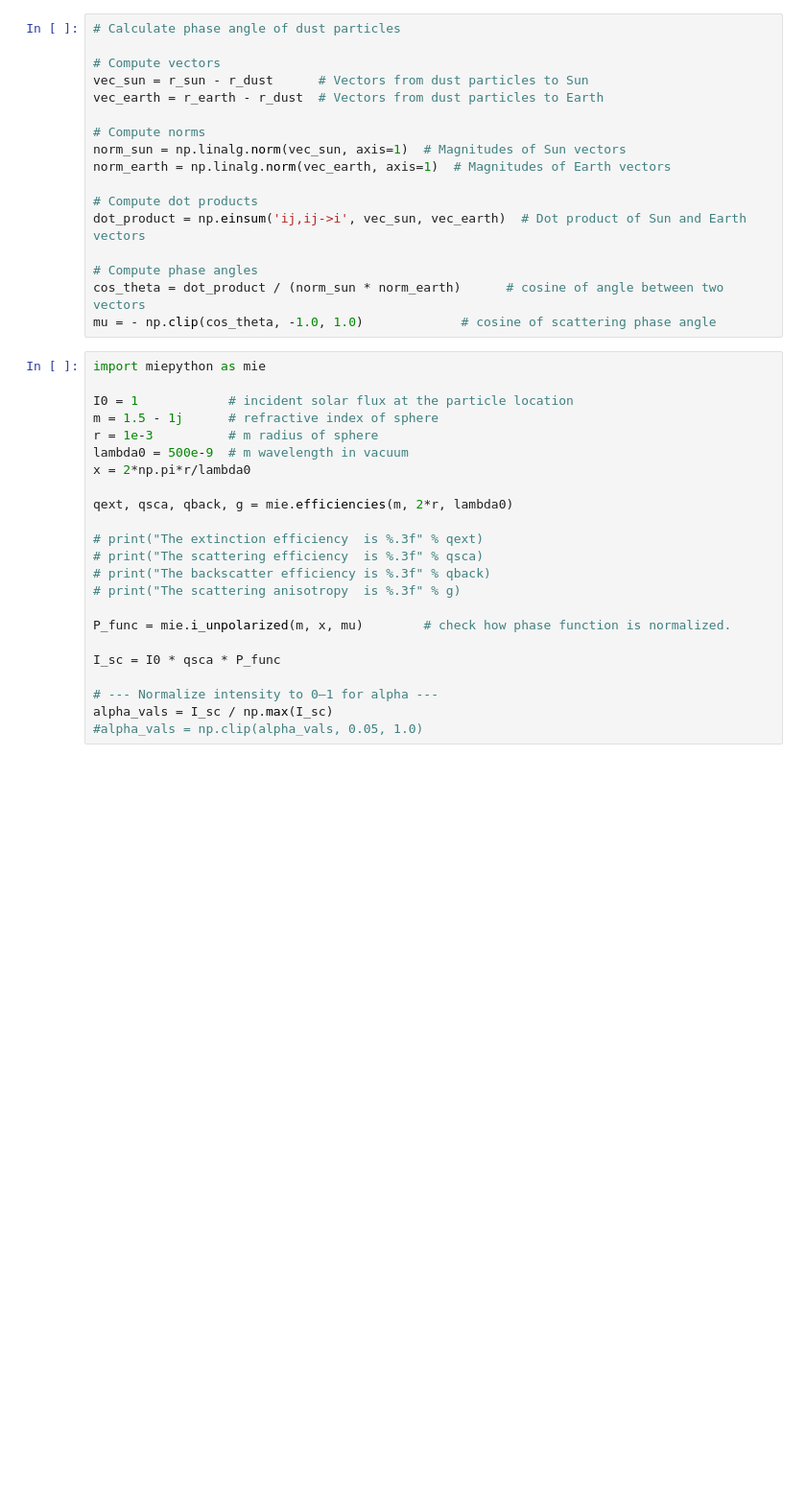
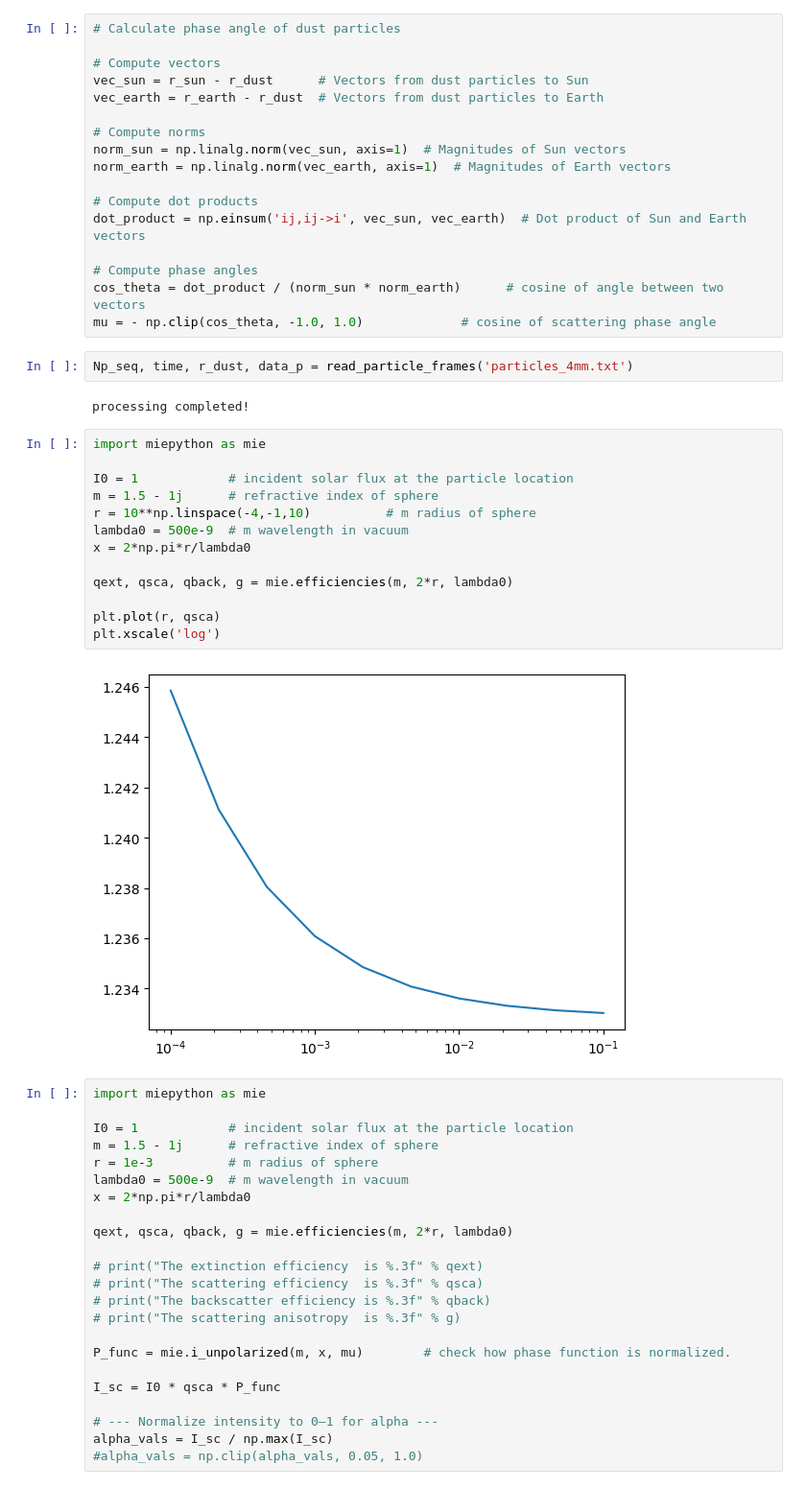
Before and after one commit to gitlinffff/rebound, a Jupyter notebook: analysis/scattering.ipynb, the cells around one changed output. Shown at 96% size. Saved outputs shown, nothing was run; the diff lists cells and outputs as text; blank space fills up the shorter version.

```diff
--- a/analysis/scattering.ipynb
+++ b/analysis/scattering.ipynb
@@ -77,6 +198,25 @@ dot_product = np.einsum('ij,ij->i', vec_sun, vec_earth)  # Dot product of Sun an
 # Compute phase angles
 cos_theta = dot_product / (norm_sun * norm_earth)      # cosine of angle between two vectors
 mu = - np.clip(cos_theta, -1.0, 1.0)             # cosine of scattering phase angle
+# %%
+Np_seq, time, r_dust, data_p = read_particle_frames('particles_4mm.txt')
+# %% [output]
+processing completed!
+# %%
+import miepython as mie
+
+I0 = 1            # incident solar flux at the particle location
+m = 1.5 - 1j      # refractive index of sphere
+r = 10**np.linspace(-4,-1,10)          # m radius of sphere
+lambda0 = 500e-9  # m wavelength in vacuum
+x = 2*np.pi*r/lambda0
+
+qext, qsca, qback, g = mie.efficiencies(m, 2*r, lambda0)
+
+plt.plot(r, qsca)
+plt.xscale('log')
+# %% [output]
+[figure, added]
 # %%
 import miepython as mie
 
```
Also changed, not shown: parts of 12 cells of this notebook, 1 other file.
